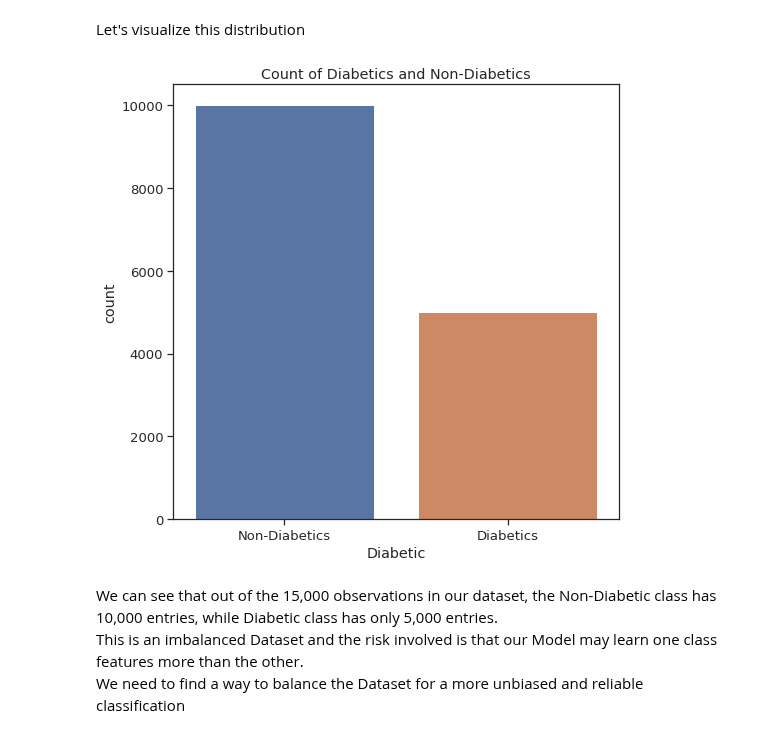
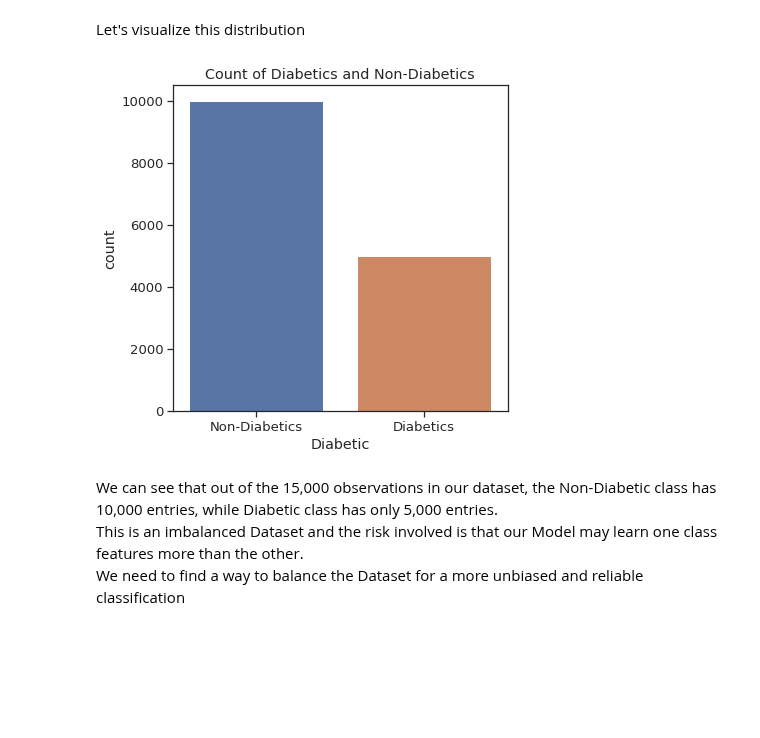
Before and after one commit to Lawrence-Krukrubo/Machine_Learning, a Jupyter notebook: Understanding_Confusion_Matrix1.ipynb, the cells around one changed output. Drawn from its saved outputs; the diff is of its cells as text; code cells hidden in the pictures; blank space fills up the shorter version.

```diff
--- a/Understanding_Confusion_Matrix1.ipynb
+++ b/Understanding_Confusion_Matrix1.ipynb
@@ -297,14 +297,14 @@ Name: Diabetic, dtype: int64
 # %% [markdown]
 Let's visualize this distribution
 # %%
-plt.figure(figsize=(8, 8))
+plt.figure(figsize=(6, 6))
 
 x = diabetes_doctor_df.Diabetic.replace(to_replace=[0, 1], value=['Non-Diabetics','Diabetics'])
 sns.countplot(x)
 plt.title('Count of Diabetics and Non-Diabetics')
 plt.show()
 # %% [output]
-[figure, old version]
+[figure, new version]
 # %% [markdown]
 We can see that out of the 15,000 observations in our dataset, the Non-Diabetic class has 10,000 entries, while Diabetic class has only 5,000 entries.<br>
 This is an imbalanced Dataset and the risk involved is that our Model may learn one class features more than the other.<br>
```
Also changed, not shown: parts of 3 cells of this notebook.
